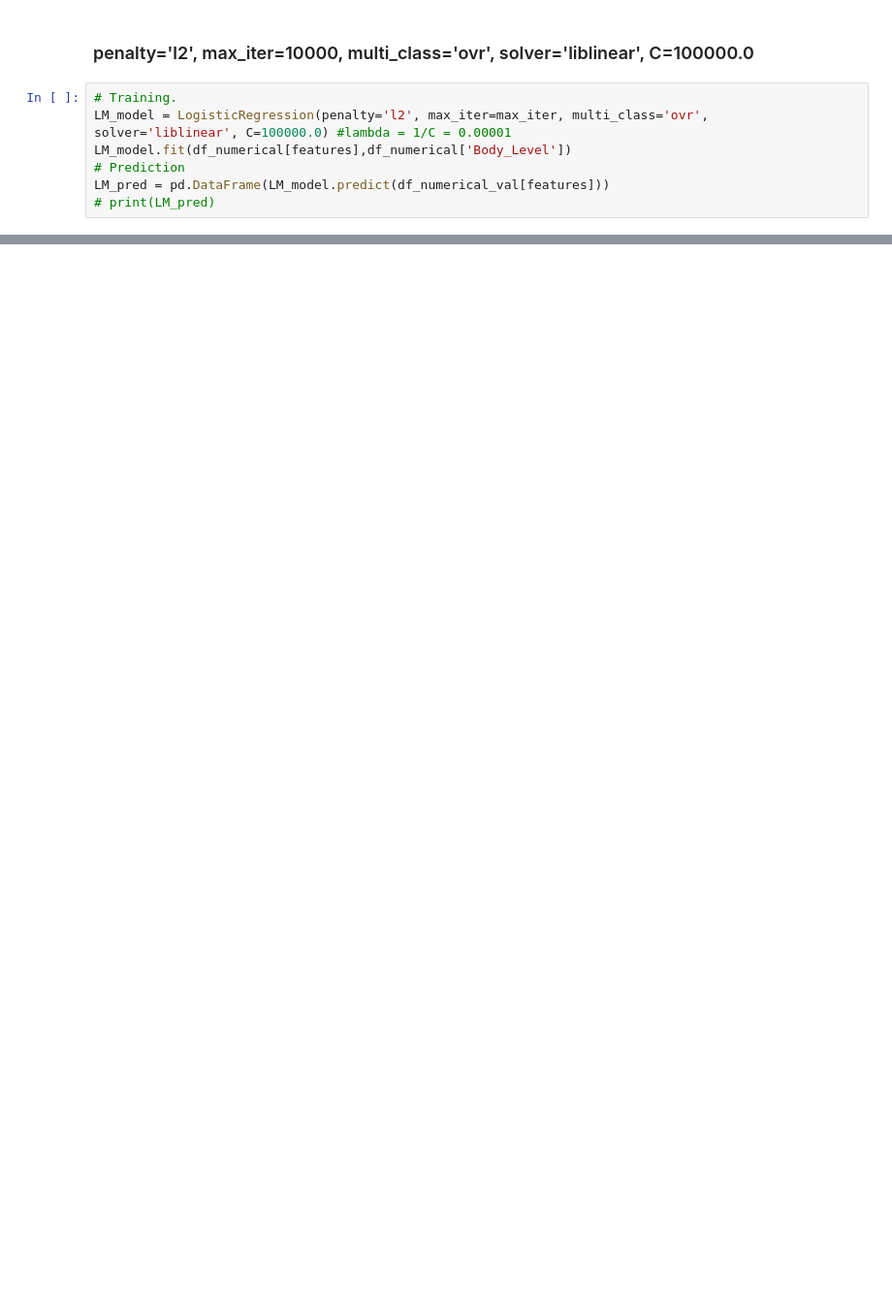
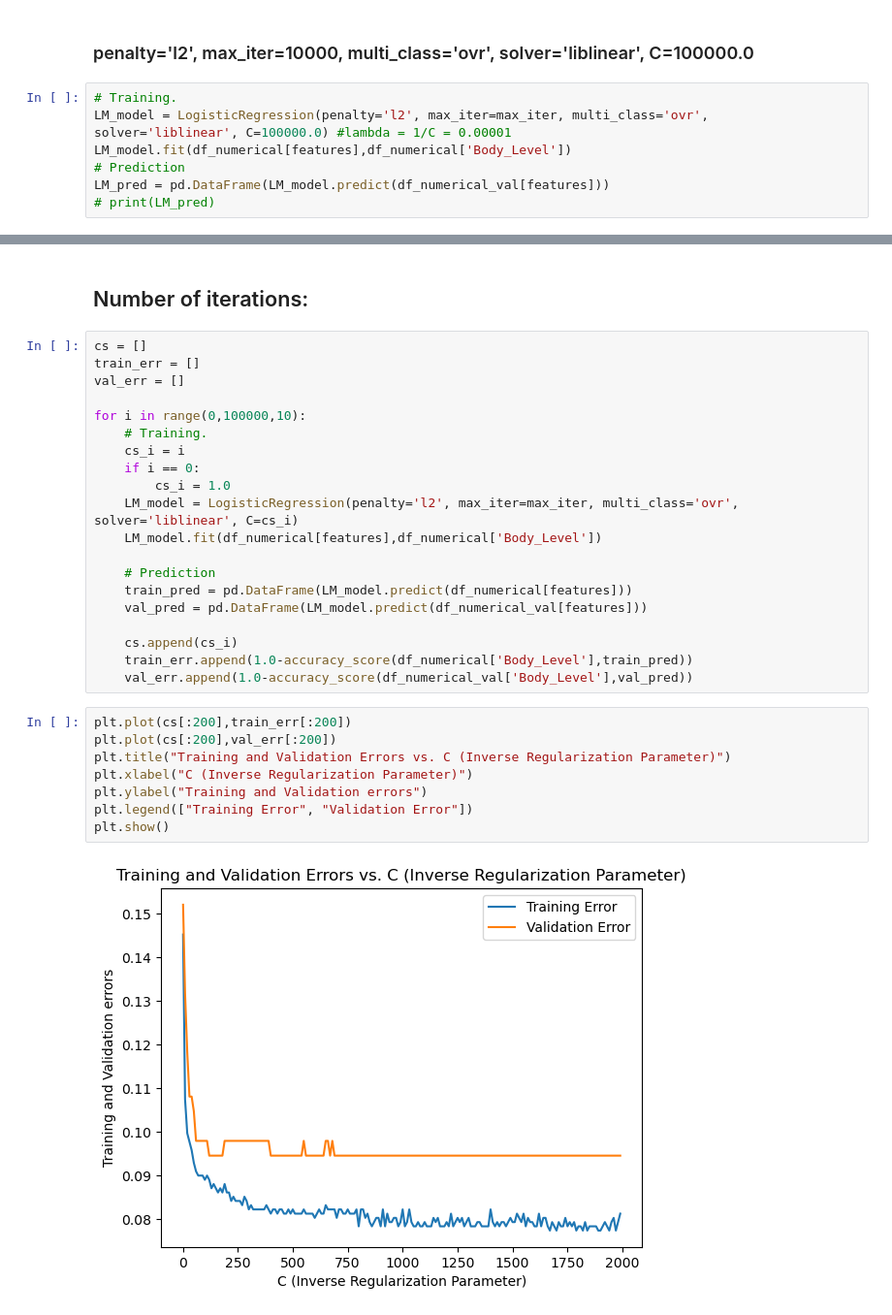
Before and after one commit to AhmadJamal01/Body-Level-Classification, a Jupyter notebook: models/multinomial_logistic_regression.ipynb, the cells around one changed output, grey strips where cells are left out. Shown: that part at 97% size. Cells and saved outputs as stored; diff of their text form; blank space fills up the shorter version.

```diff
--- a/models/multinomial_logistic_regression.ipynb
+++ b/models/multinomial_logistic_regression.ipynb
@@ -377,0 +487,32 @@ Support  : [ 34  42  80 140] Macro Support  : 74.0
+# %% [markdown]
+## Number of iterations:
+# %%
+cs = []
+train_err = []
+val_err = []
+
+for i in range(0,100000,10):
+    # Training.
+    cs_i = i
+    if i == 0:
+        cs_i = 1.0
+    LM_model = LogisticRegression(penalty='l2', max_iter=max_iter, multi_class='ovr', solver='liblinear', C=cs_i)
+    LM_model.fit(df_numerical[features],df_numerical['Body_Level'])
+
+    # Prediction
+    train_pred = pd.DataFrame(LM_model.predict(df_numerical[features]))
+    val_pred = pd.DataFrame(LM_model.predict(df_numerical_val[features]))
+
+    cs.append(cs_i)
+    train_err.append(1.0-accuracy_score(df_numerical['Body_Level'],train_pred))
+    val_err.append(1.0-accuracy_score(df_numerical_val['Body_Level'],val_pred))
+# %%
+plt.plot(cs[:200],train_err[:200])
+plt.plot(cs[:200],val_err[:200])
+plt.title("Training and Validation Errors vs. C (Inverse Regularization Parameter)")
+plt.xlabel("C (Inverse Regularization Parameter)")
+plt.ylabel("Training and Validation errors")
+plt.legend(["Training Error", "Validation Error"])
+plt.show()
+# %% [output]
+[figure, added]
```
Also changed, not shown: parts of 13 cells of this notebook, 4 other files.
